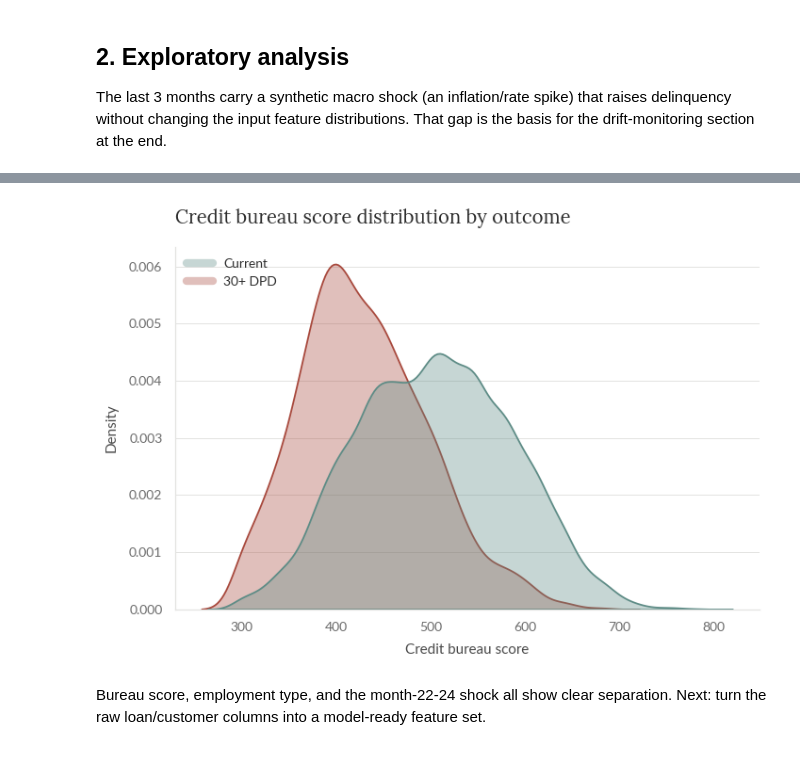
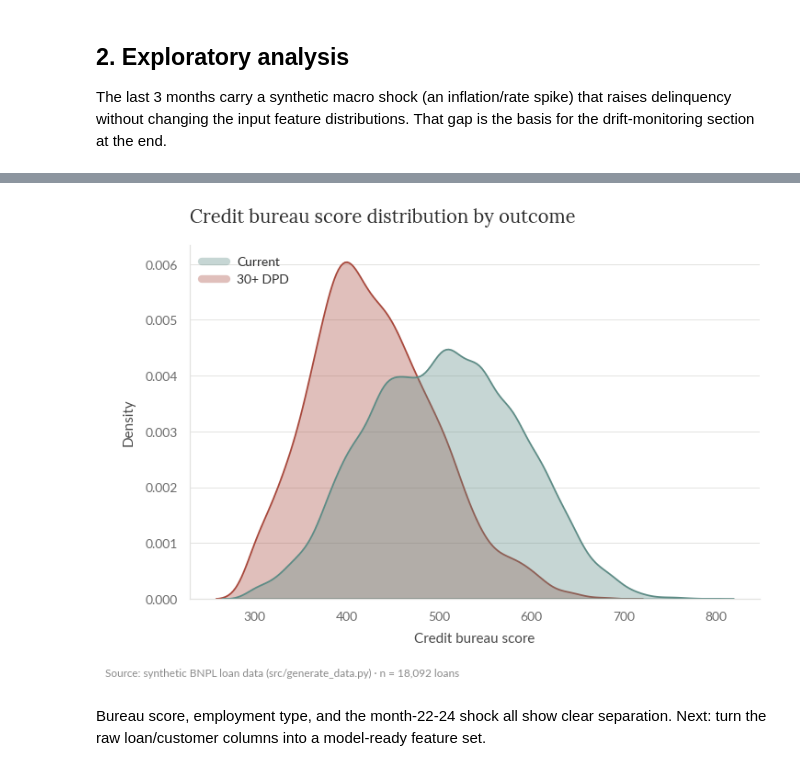
Before and after one commit to gus-morales/work-showcase, a Jupyter notebook: projects/01-delinquency-risk-model/notebooks/01_delinquency_risk_model.ipynb, the cells around one changed output, grey strips where cells are left out. Saved outputs shown, nothing was run; the diff lists cells and outputs as text; code cells hidden in the pictures.

```diff
--- a/projects/01-delinquency-risk-model/notebooks/01_delinquency_risk_model.ipynb
+++ b/projects/01-delinquency-risk-model/notebooks/01_delinquency_risk_model.ipynb
@@ -38,6 +38,7 @@ pd.set_option("display.max_columns", 50)
 18k synthetic BNPL loans from 9k customers over a 24-month window. Customer demographics, a bureau-style credit score, prior repayment behavior, and loan terms. The target is `delinquent_30dpd`: whether the loan went 30+ days past due.
 # %%
 df = pd.read_csv("../data/loans.csv")
+SOURCE_FULL = f"Source: synthetic BNPL loan data (src/generate_data.py) · n = {len(df):,} loans"
 print(f"{len(df):,} loans, {df['customer_id'].nunique():,} customers")
 print(f"Overall delinquency rate: {df['delinquent_30dpd'].mean():.2%}")
 df.head()
@@ -82,15 +85,16 @@ plt.show()
 # %%
 fig, ax = plt.subplots(figsize=(8, 5))
 sns.kdeplot(data=df, x="credit_bureau_score", hue="delinquent_30dpd", fill=True,
             common_norm=False, palette=[MUTED_TEAL, MUTED_RED], alpha=0.35, linewidth=1.3, ax=ax, legend=False)
 ax.plot([], [], color=MUTED_TEAL, linewidth=6, alpha=0.35, label="Current")
 ax.plot([], [], color=MUTED_RED, linewidth=6, alpha=0.35, label="30+ DPD")
 ax.legend(loc="upper left")
 style_ax(ax, title="Credit bureau score distribution by outcome",
          xlabel="Credit bureau score", ylabel="Density")
+add_footnote(fig, SOURCE_FULL)
 plt.show()
 # %% [output]
-[figure, old version]
+[figure, new version]
 # %% [markdown]
 Bureau score, employment type, and the month-22-24 shock all show clear separation. Next: turn the raw loan/customer columns into a model-ready feature set.
 # %% [markdown]
```
Also changed, not shown: parts of 11 cells of this notebook, 17 other files.
